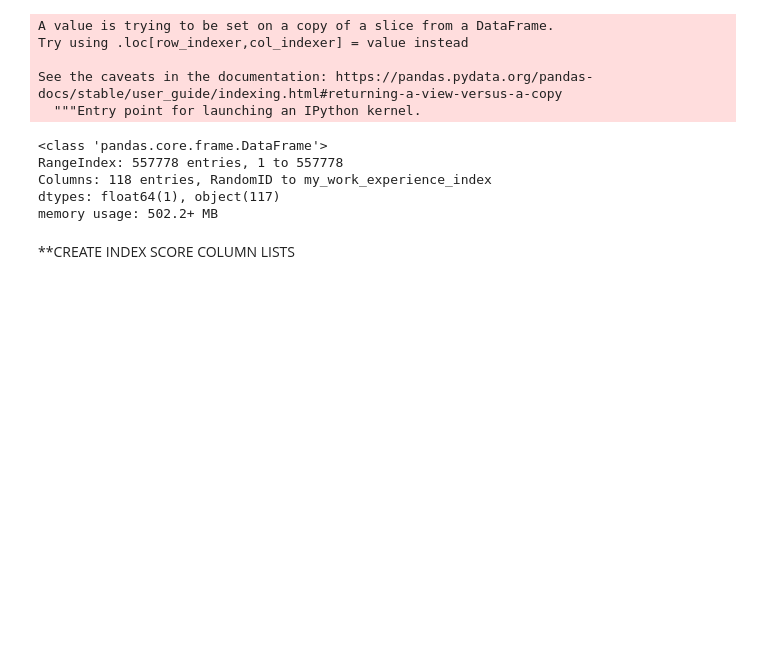
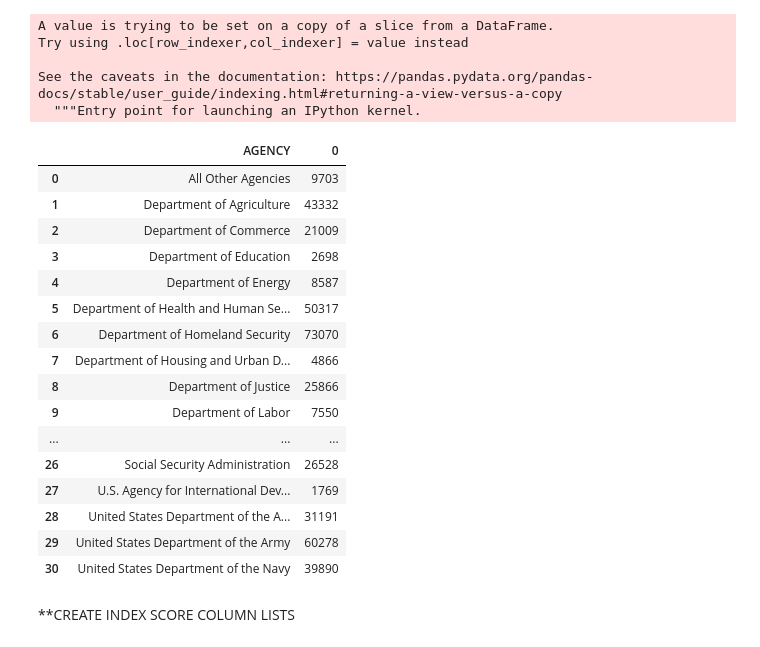
Before and after one commit to aaron-hollinger/federal_employee_job_satisfaction, a Jupyter notebook: notebooks/capstone.ipynb, the cells around one changed output. Cells and saved outputs as stored; diff of their text form; code cells hidden in the pictures; blank space fills up the shorter version.

```diff
--- a/notebooks/capstone.ipynb
+++ b/notebooks/capstone.ipynb
@@ -4,8 +4,6 @@ import pandas as pd
 import numpy as np
 # %%
 from functools import reduce
-# %%
-pd.set_option('display.max_rows', pd.get_option('display.max_rows'))
 # %% [markdown]
 **IMPORT SURVEY DATABASE
 # %%
@@ -70,4 +68,4 @@ Try using .loc[row_indexer,col_indexer] = value instead
 See the caveats in the documentation: https://pandas.pydata.org/pandas-docs/stable/user_guide/indexing.html#returning-a-view-versus-a-copy
   """Entry point for launching an IPython kernel.
 # %%
-groupby_survey = survey_table.groupby('AGENCY').size().reset_index()
+groupby_survey_table = survey_table.groupby('AGENCY').size().reset_index()
@@ -76,11 +72,23 @@ groupby_survey.to_clipboard()
-# %%
-survey_table.info()
-# %% [output]
-<class 'pandas.core.frame.DataFrame'>
-RangeIndex: 557778 entries, 1 to 557778
-Columns: 118 entries, RandomID to my_work_experience_index
-dtypes: float64(1), object(117)
-memory usage: 502.2+ MB
+# %%
+groupby_survey_table
+# %% [output]
+|  | AGENCY | 0 |
+| 0 | All Other Agencies | 9703 |
+| 1 | Department of Agriculture | 43332 |
+| 2 | Department of Commerce | 21009 |
+| 3 | Department of Education | 2698 |
+| 4 | Department of Energy | 8587 |
+| 5 | Department of Health and Human Se... | 50317 |
+| 6 | Department of Homeland Security | 73070 |
+| 7 | Department of Housing and Urban D... | 4866 |
+| 8 | Department of Justice | 25866 |
+| 9 | Department of Labor | 7550 |
+| ... | ... | ... |
+| 26 | Social Security Administration | 26528 |
+| 27 | U.S. Agency for International Dev... | 1769 |
+| 28 | United States Department of the A... | 31191 |
+| 29 | United States Department of the Army | 60278 |
+| 30 | United States Department of the Navy | 39890 |
 # %% [markdown]
 **CREATE INDEX SCORE COLUMN LISTS
 # %% [markdown]
```
Also changed, not shown: parts of 10 cells of this notebook.
